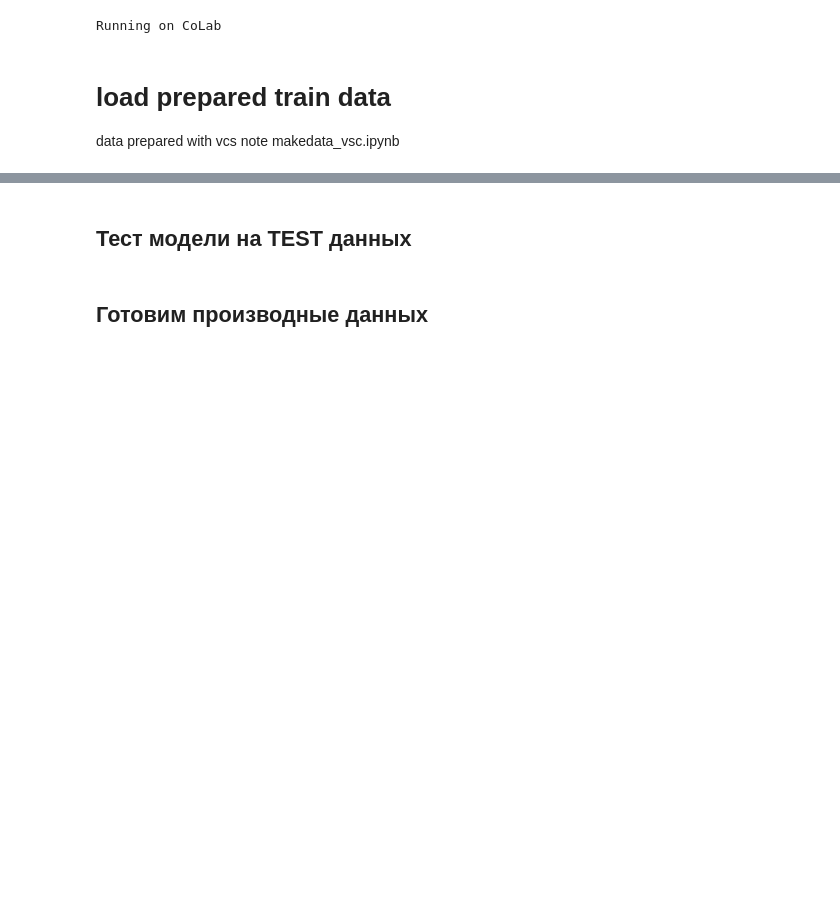
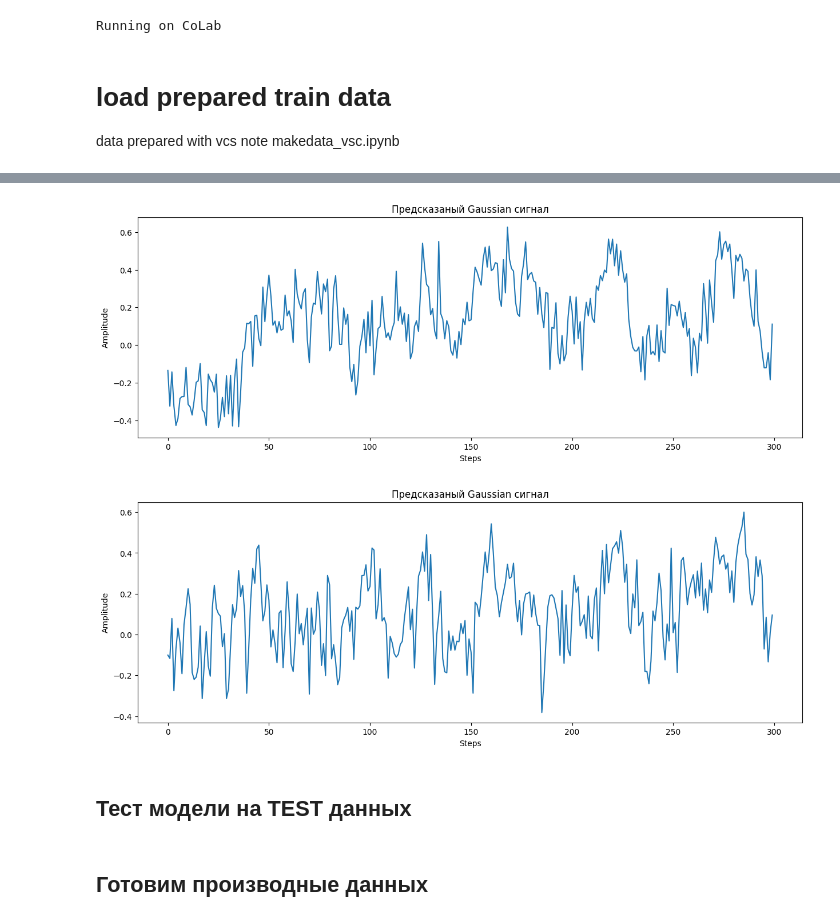
Before and after one commit to Mike030668/Project_glass, a Jupyter notebook: notebooks/train_predtrend_model.ipynb, the cells around one changed output, grey strips where cells are left out. Saved outputs shown, nothing was run; the diff lists cells and outputs as text; code cells hidden in the pictures; blank space fills up the shorter version.

```diff
--- a/notebooks/train_predtrend_model.ipynb
+++ b/notebooks/train_predtrend_model.ipynb
@@ -79,7 +76,8 @@ NameError: name 'model_prepprice_path_colab' is not defined
 # %%
 # обучение модели вашей
-history = model.fit(train_datagen,                  # генератор данных для обучения
-                    validation_data = val_datagen, # генератор данных для проверки
+history = model.fit(x_train_sc, y_train_sc,                  # генератор данных для обучения
+                    validation_data=(x_val_sc, y_val_sc), # генератор данных для проверки
+                    batch_size=BATCH_SIZE,
                     epochs = 200,
                     callbacks=[early_stopping, reduce_lr, checkpoint],
                     verbose = 1)
@@ -146,3 +102,13 @@ https://scikit-learn.org/stable/model_persistence.html#security-maintainability-
+# %%
+pred = model.predict(x_val_sc, verbose=False)
+pred_signal = np.squeeze(pred)
+# %%
+gd = Gaussignal(y_val_sc[:,0])
+gd.plot_gausdata(100, 400, pred_signal[:,0], title="pred")
+gd.plot_gausdata(100, 400, pred_signal[:,4], title="pred")
+# %% [output]
+[figure, added]
+[figure, added]
 # %% [markdown]
 ## Тест модели на TEST данных
 # %% [markdown]
```
Also changed, not shown: parts of 8 cells of this notebook, 1 other file.
